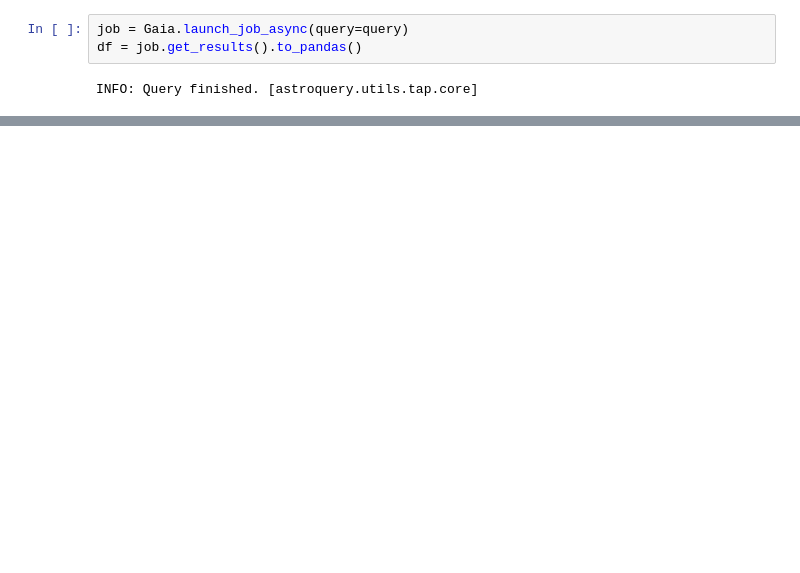
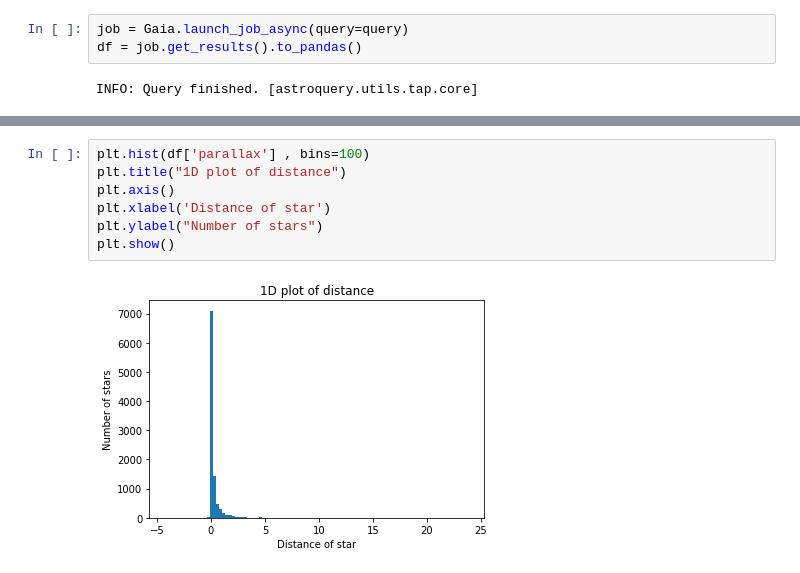
Before and after one commit to tejabale/Kritika, a Jupyter notebook: high_speed.ipynb, the cells around one changed output, grey strips where cells are left out. Drawn from its saved outputs; the diff is of its cells as text; blank space fills up the shorter version.

```diff
--- a/high_speed.ipynb
+++ b/high_speed.ipynb
@@ -46,3 +50,12 @@ plt.show()
+# %%
+plt.hist(df['parallax'] , bins=100)
+plt.title("1D plot of distance")
+plt.axis()
+plt.xlabel('Distance of star')
+plt.ylabel("Number of stars")
+plt.show()
+# %% [output]
+[figure, added]
 # %%
 plt.hist(df['pm'], bins=100)
 plt.title("1D plot of Proper Motion of the stars")
```
Also changed, not shown: parts of 9 cells of this notebook, 2 other files.
